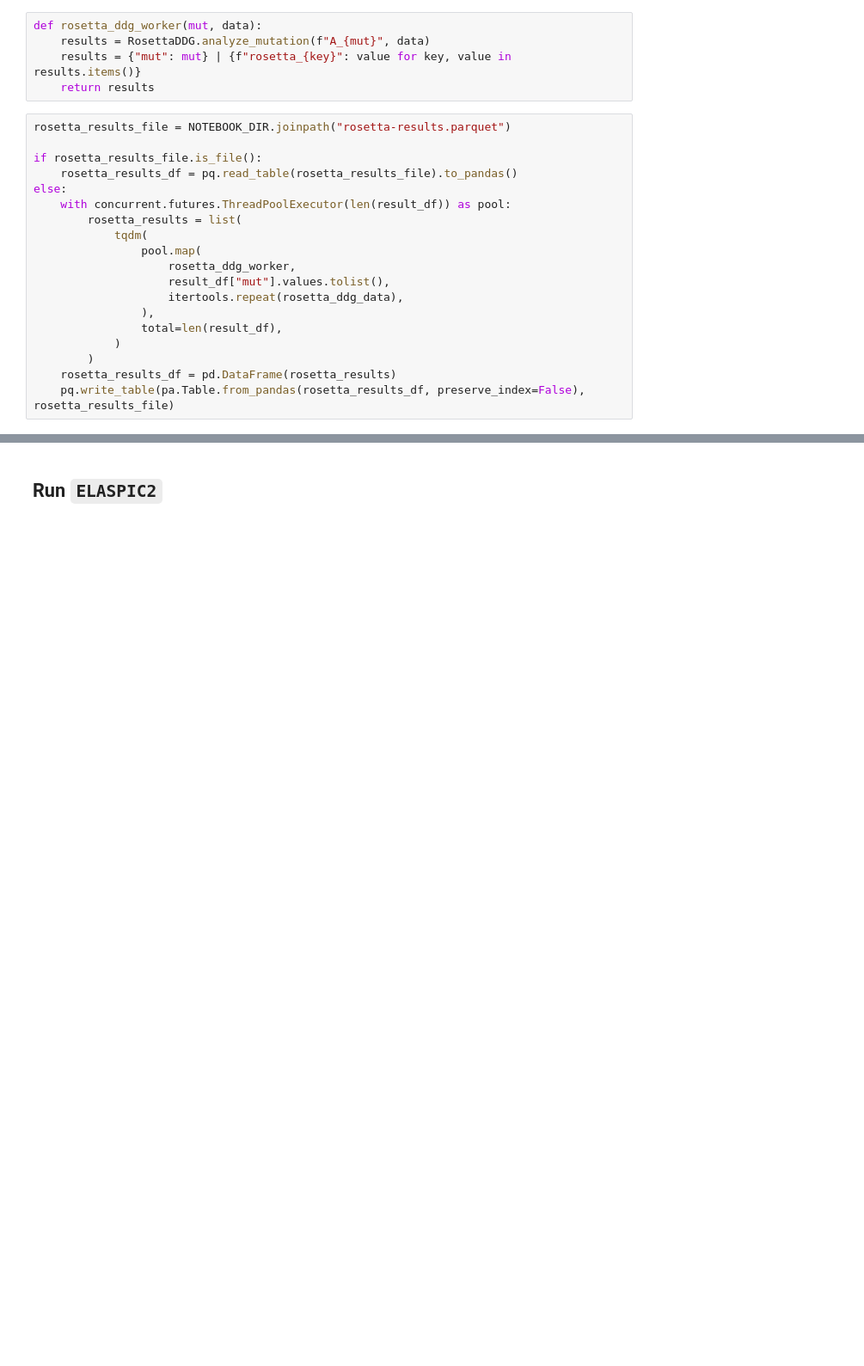
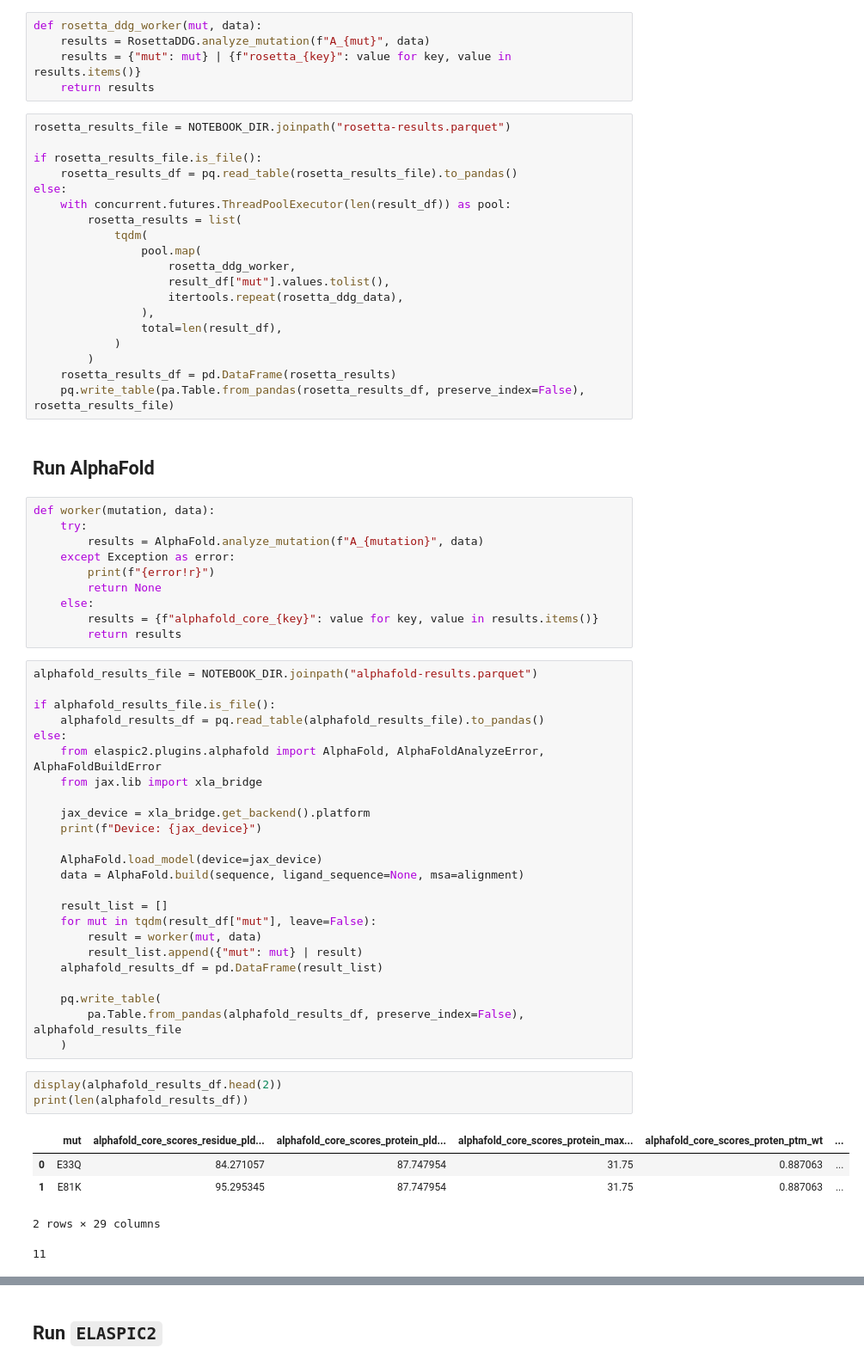
Before and after one commit to elaspic/cagi6-submission, a Jupyter notebook: notebooks/30_cagi6_mapk1.ipynb, the cells around one changed output, grey strips where cells are left out. Shown at 86% size. Saved outputs shown, nothing was run; the diff lists cells and outputs as text; blank space fills up the shorter version.

```diff
--- a/notebooks/30_cagi6_mapk1.ipynb
+++ b/notebooks/30_cagi6_mapk1.ipynb
@@ -176,3 +184,48 @@ else:
         )
     rosetta_results_df = pd.DataFrame(rosetta_results)
     pq.write_table(pa.Table.from_pandas(rosetta_results_df, preserve_index=False), rosetta_results_file)
+# %% [markdown]
+## Run AlphaFold
+# %%
+def worker(mutation, data):
+    try:
+        results = AlphaFold.analyze_mutation(f"A_{mutation}", data)
+    except Exception as error:
+        print(f"{error!r}")
+        return None
+    else:
+        results = {f"alphafold_core_{key}": value for key, value in results.items()}
+        return results
+# %%
+alphafold_results_file = NOTEBOOK_DIR.joinpath("alphafold-results.parquet")
+
+if alphafold_results_file.is_file():
+    alphafold_results_df = pq.read_table(alphafold_results_file).to_pandas()
+else:
+    from elaspic2.plugins.alphafold import AlphaFold, AlphaFoldAnalyzeError, AlphaFoldBuildError
+    from jax.lib import xla_bridge
+
+    jax_device = xla_bridge.get_backend().platform
+    print(f"Device: {jax_device}")
+
+    AlphaFold.load_model(device=jax_device)
+    data = AlphaFold.build(sequence, ligand_sequence=None, msa=alignment)
+
+    result_list = []
+    for mut in tqdm(result_df["mut"], leave=False):
+        result = worker(mut, data)
+        result_list.append({"mut": mut} | result)
+    alphafold_results_df = pd.DataFrame(result_list)
+
+    pq.write_table(
+        pa.Table.from_pandas(alphafold_results_df, preserve_index=False), alphafold_results_file
+    )
+# %%
+display(alphafold_results_df.head(2))
+print(len(alphafold_results_df))
+# %% [output]
+|  | mut | alphafold_core_scores_residue_pld... | alphafold_core_scores_protein_pld... | alphafold_core_scores_protein_max... | alphafold_core_scores_proten_ptm_wt | ... |
+| 0 | E33Q | 84.271057 | 87.747954 | 31.75 | 0.887063 | ... |
+| 1 | E81K | 95.295345 | 87.747954 | 31.75 | 0.887063 | ... |
+2 rows × 29 columns
+11
```
Also changed, not shown: parts of 22 cells of this notebook, 2 other files.
